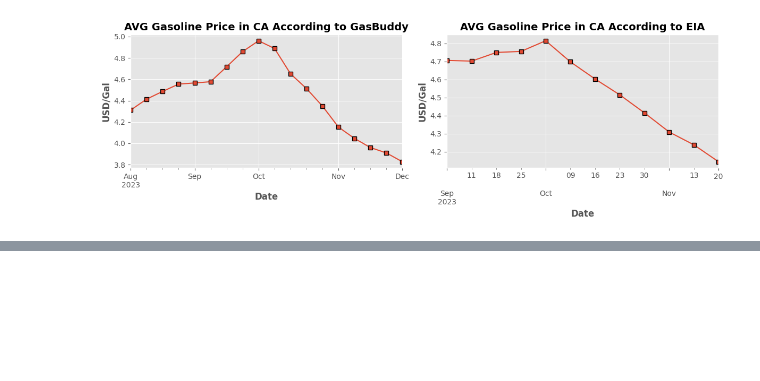
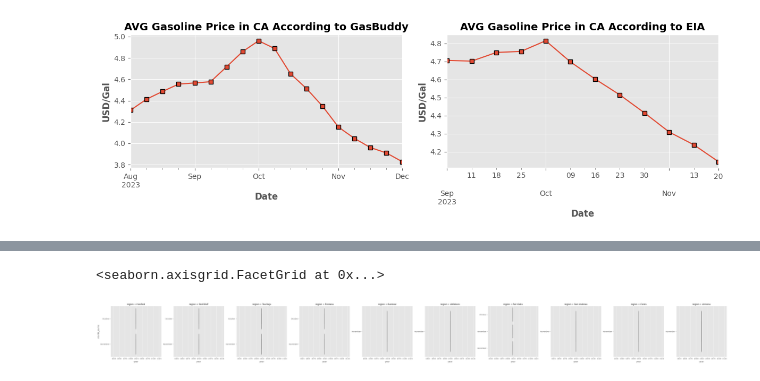
Before and after one commit to OdinProjectI/GasolinePricesAnalysis, a Jupyter notebook: CaliforniaGAsolinePricing.ipynb, the cells around one changed output, grey strips where cells are left out. Drawn from its saved outputs; the diff is of its cells as text; code cells hidden in the pictures; blank space fills up the shorter version.

```diff
--- a/CaliforniaGAsolinePricing.ipynb
+++ b/CaliforniaGAsolinePricing.ipynb
@@ -152,6 +232,7 @@ WHERE sl.region = 'CA')
 tbl1, tbl2, tbl3, tbl4 = (tbl_lookup['table_name'].unique().tolist()[:2] + tbl_lookup['table_name'].unique().tolist()[-2:])[-1::-1]
 ca_pricing: 'DataFrame' = pd.read_sql(query, con=con)
 ca_pricing['month'] = ca_pricing['timestamp'].apply(lambda row: row.month)
+ca_pricing['year'] = ca_pricing['timestamp'].apply(lambda row: row.year)
 ca_pricing['month_name'] = ca_pricing['timestamp'].apply(lambda row: row.month_name())
 ca_pricing['transc_date'] = ca_pricing['timestamp'].apply(lambda row: pd.to_datetime( '%s-%s-%s' % (row.year, row.month, row.day) ) )
 ca_pricing = ca_pricing.drop_duplicates(['timestamp', 'address', 'latitude','longitude'])
@@ -185,0 +300,5 @@ plt.tight_layout()
+# %%
+sns.catplot(data=ca_pricing[ca_pricing['region'].isin(ca_pricing.groupby('region')['price'].mean().sort_values(ascending=True).head(10).index.tolist())],col='region', x='year', y='month_name', kind='box', sharey=False)
+# %% [output]
+<seaborn.axisgrid.FacetGrid at 0x...>
+[figure, added]
```
Also changed, not shown: parts of 10 cells of this notebook.
